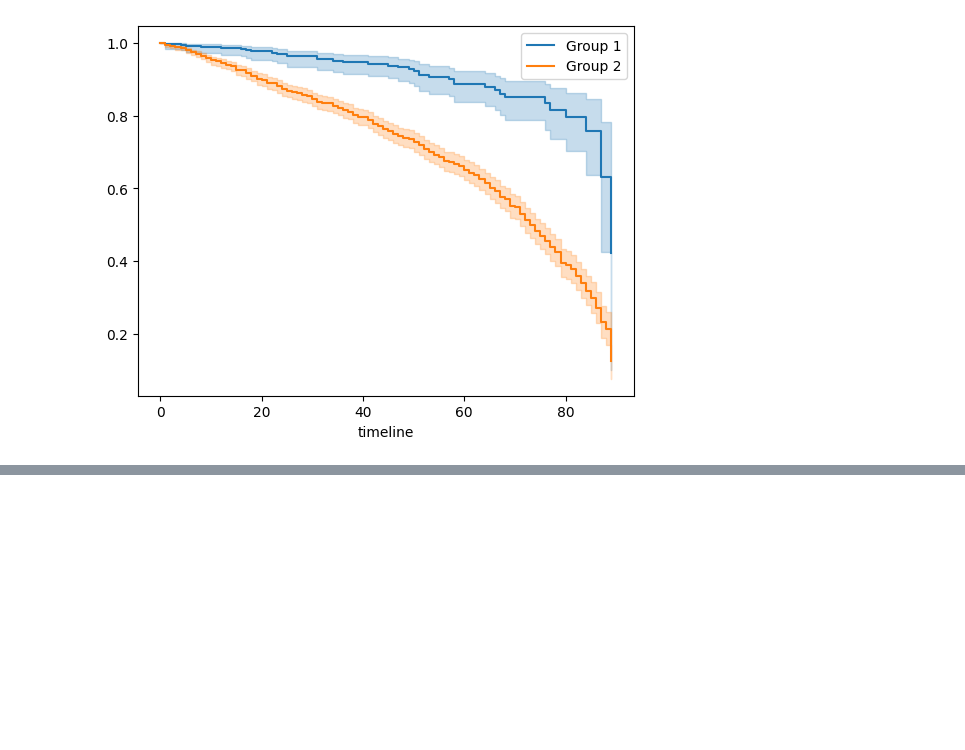
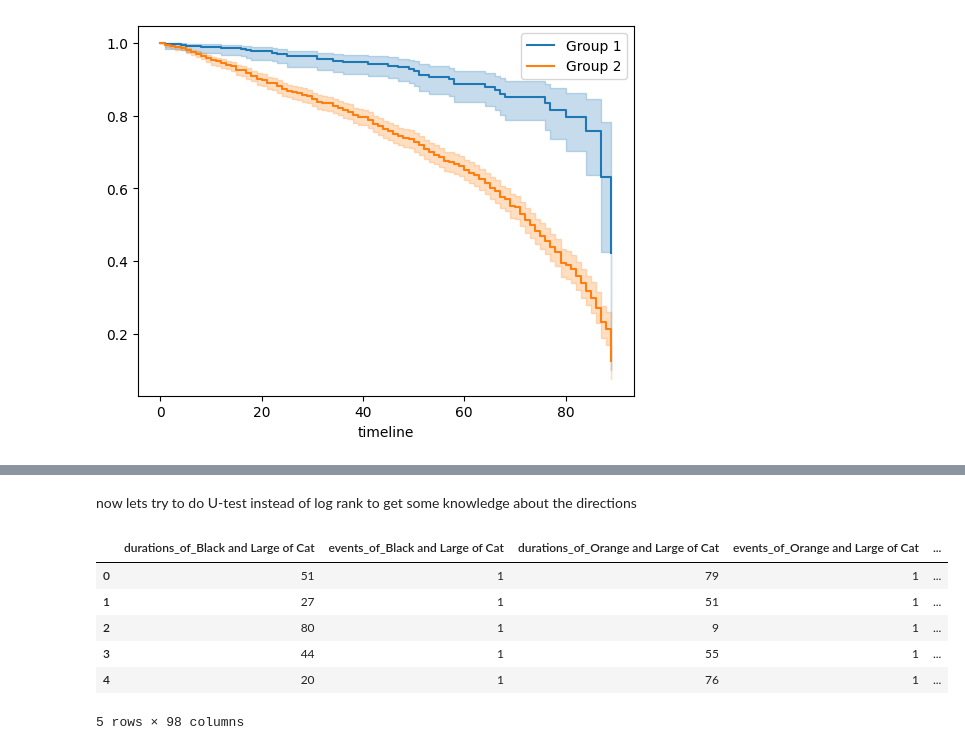
Before and after one commit to tsents/Statistical-Theory-Project, a Jupyter notebook: censored.ipynb, the cells around one changed output, grey strips where cells are left out. Saved outputs shown, nothing was run; the diff lists cells and outputs as text; code cells hidden in the pictures; blank space fills up the shorter version.

```diff
--- a/censored.ipynb
+++ b/censored.ipynb
@@ -169,0 +206,6 @@ results.p_value
+# %%
+
+
+# Create the combinations
+df_multy, map= create_dataset_with_groups(data_frame)
+df_multy.head()
@@ -169,0 +231,28 @@ results.p_value
+# %%
+def get_key_by_value(dictionary, value):
+    for key, val in dictionary.items():
+        if val == value:
+            return key
+    return None
+
+def rank_and_create_new_dataframe(new_df,map):
+
+    # Calculate the mean durations for each group
+    group_means = new_df.groupby('groups')['durations'].median().reset_index()
+    group_means.columns = ['groups', 'mean_durations']
+
+    # Rank groups by mean durations
+    group_means['rank'] = group_means['mean_durations'].rank(method='dense', ascending=False).astype(int)
+
+    # Create a new dataframe with columns based on ranked groups
+    ranked_df = pd.DataFrame()
+
+    for _, row in group_means.iterrows():
+        group = row['groups']
+        rank = row['rank']
+        subset = new_df[new_df['groups'] == group][['durations', 'events']]
+
+        ranked_df[f'durations_of_{get_key_by_value(map,int(rank))}'] = subset['durations'].reset_index(drop=True)
+        ranked_df[f'events_of_{get_key_by_value(map,int(rank))}'] = subset['events'].reset_index(drop=True)
+
+    return ranked_df,group_means
@@ -169,0 +314,15 @@ results.p_value
+# %% [markdown]
+now lets try to do U-test instead of log rank to get some knowledge about the directions
+# %%
+df_multy_adopted = df_multy[df_multy['events'] == 1]
+
+ranked_df, group_means= rank_and_create_new_dataframe(df_multy_adopted,map)
+ranked_df.head()
+# %% [output]
+|  | durations_of_Black and Large of Cat | events_of_Black and Large of Cat | durations_of_Orange and Large of Cat | events_of_Orange and Large of Cat | ... |
+| 0 | 51 | 1 | 79 | 1 | ... |
+| 1 | 27 | 1 | 51 | 1 | ... |
+| 2 | 80 | 1 | 9 | 1 | ... |
+| 3 | 44 | 1 | 55 | 1 | ... |
+| 4 | 20 | 1 | 76 | 1 | ... |
+5 rows × 98 columns
```
Also changed, not shown: parts of 14 cells of this notebook, 1 other file.
